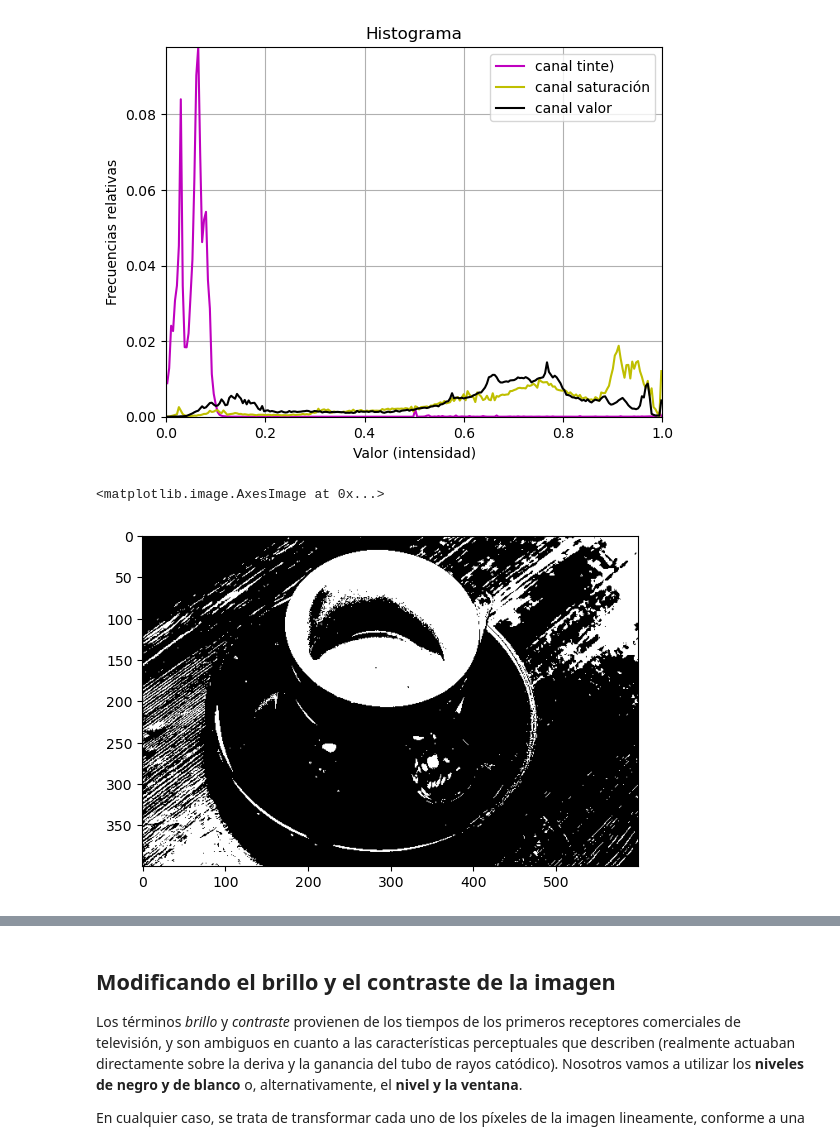
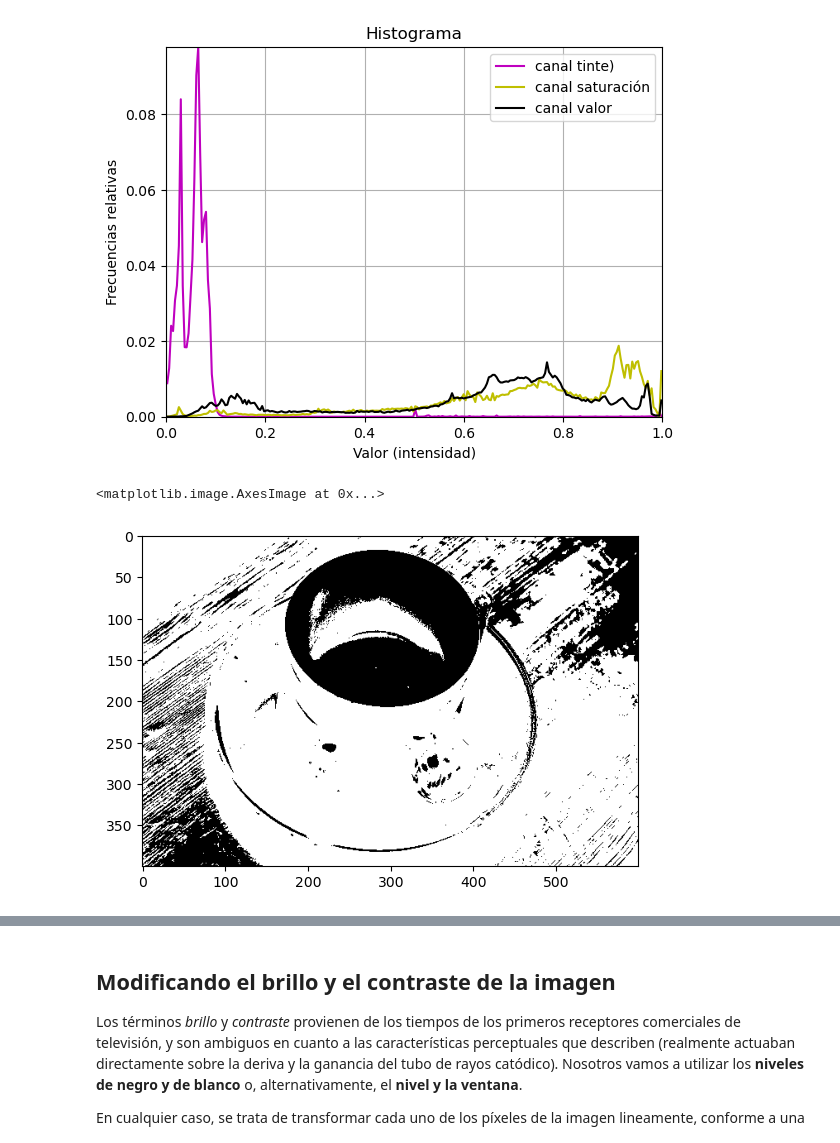
Before and after one commit to DaniMuPi/mi_repositorio, a Jupyter notebook: OperadoresPuntuales.ipynb, the cells around one changed output, grey strips where cells are left out. Saved outputs shown, nothing was run; the diff lists cells and outputs as text; code cells hidden in the pictures.

```diff
--- a/OperadoresPuntuales.ipynb
+++ b/OperadoresPuntuales.ipynb
@@ -174,11 +174,11 @@ plt.grid()
 [figure]
 # %%
 #Devuelve que valores que superen el valor indicado
-mask= img_RGB[:,:,0]>200
+mask= img_RGB[:,:,0]<200
 plt.imshow(mask, cmap = 'gray')
 # %% [output]
 <matplotlib.image.AxesImage at 0x...>
-[figure, old version]
+[figure, new version]
 # %%
 #Pasas de hsv a rgb y pones a 0 los valores que la máscara te indique
 img_hsv2 = img_hsv.copy()
```
Also changed, not shown: parts of 5 cells of this notebook, 2 other files.
